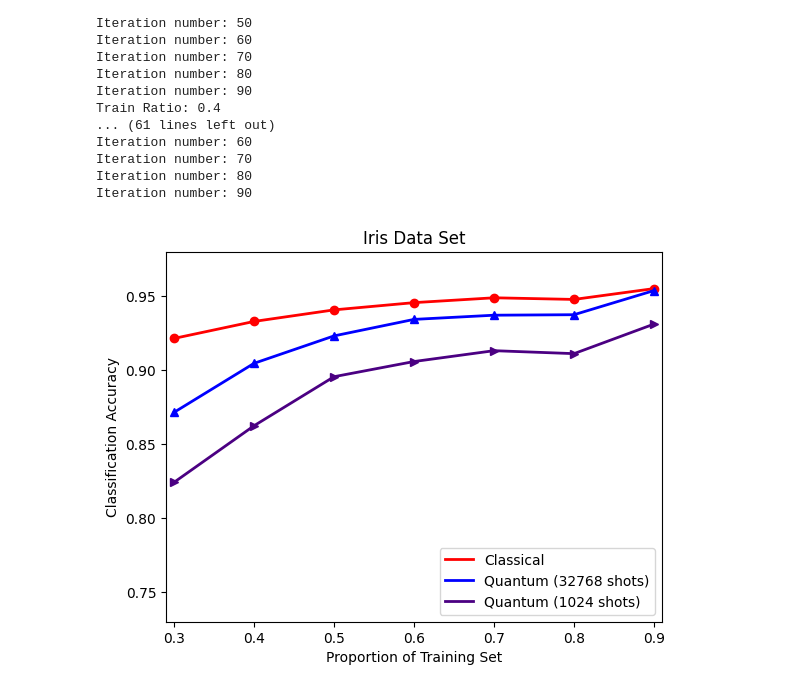
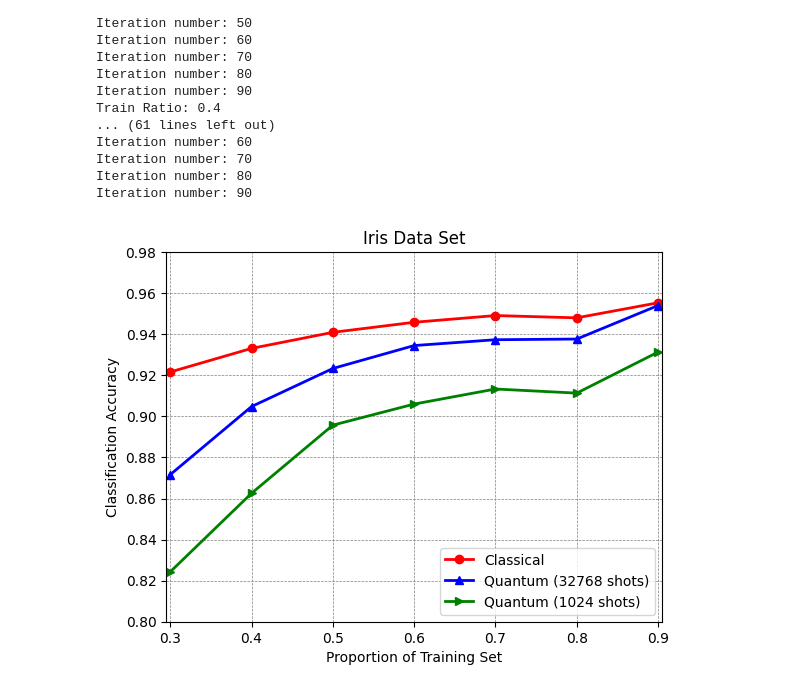
Before and after one commit to luohaooo/DST_Classifier_on_Quantum_Circuits, a Jupyter notebook: process_Isis.ipynb, the cells around one changed output. Drawn from its saved outputs; the diff is of its cells as text; code cells hidden in the pictures.

Commit message:
change plot

```diff
--- a/process_Isis.ipynb
+++ b/process_Isis.ipynb
@@ -55,33 +55,32 @@ Iteration number: 90
 # %%
 from plot_figure import plot_figure
 
 # Plot
 # plot_figure("Iris Data Set", 0.73, 0.98, train_ratio_list, mean_accuracy_classical, mean_accuracy_quantum_32, mean_accuracy_quantum_1024)
 
 
 # Plot
 # plot_figure("Wine Data Set", 0.5, 0.98, train_ratio_list, mean_accuracy_classical, mean_accuracy_quantum_32, mean_accuracy_quantum_1024, "wine.pdf")
 import matplotlib.pyplot as plt
 fig = plt.figure()
-# plt.grid(color='gray', linestyle='-', linewidth=0.5)
+
 ax1 = fig.add_subplot(111)
-lns1 = ax1.plot(train_ratio_list, mean_accuracy_classical, 'r', linewidth = 2.0, label = 'Classical')
-ax1.plot(train_ratio_list, mean_accuracy_classical,'o',color = 'r')
-lns2 = ax1.plot(train_ratio_list, mean_accuracy_quantum_32, 'b', linewidth = 2.0, label = 'Quantum (32768 shots)')
-ax1.plot(train_ratio_list, mean_accuracy_quantum_32,'b^')
-lns3 = ax1.plot(train_ratio_list, mean_accuracy_quantum_1024, 'indigo', linewidth = 2.0, label = 'Quantum (1024 shots)')
-ax1.plot(train_ratio_list, mean_accuracy_quantum_1024,'>', color = 'indigo')
+lns1 = ax1.plot(train_ratio_list, mean_accuracy_classical, '-or', linewidth = 2.0, label = 'Classical')
+lns2 = ax1.plot(train_ratio_list, mean_accuracy_quantum_32, '-^b', linewidth = 2.0, label = 'Quantum (32768 shots)')
+lns3 = ax1.plot(train_ratio_list, mean_accuracy_quantum_1024, '->g', linewidth = 2.0, label = 'Quantum (1024 shots)')
+
+plt.grid(color='gray', linestyle='--', linewidth=0.5)
 
 lns = lns1+lns2+lns3
 labs = [l.get_label() for l in lns]
 ax1.legend(lns, labs, loc='lower right')
-ax1.set_xlim(0.29,0.91)
-ax1.set_ylim(0.73, 0.98)
+ax1.set_xlim(0.295,0.905)
+ax1.set_ylim(0.8, 0.98)
 ax1.set_ylabel("Classification Accuracy")
 ax1.set_xlabel("Proportion of Training Set")
 plt.title("Iris Data Set")
 plt.savefig("Iris.pdf", dpi=400)
 # %% [output]
-[figure, old version]
+[figure, new version]
 # %%
 mean_accuracy_quantum_32
```
Also changed, not shown: 7 other files.
